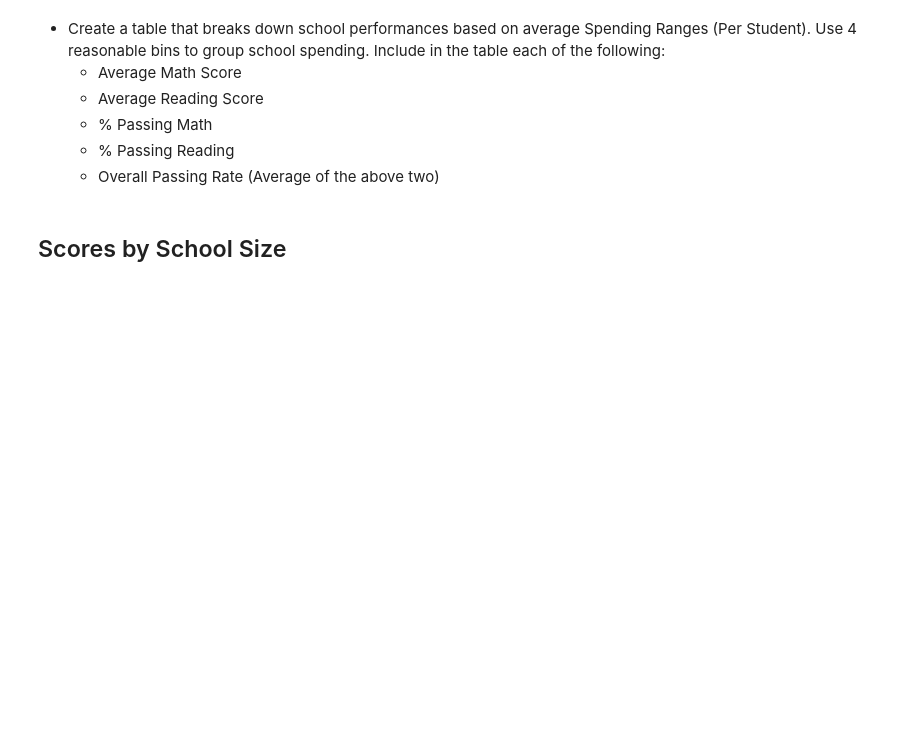
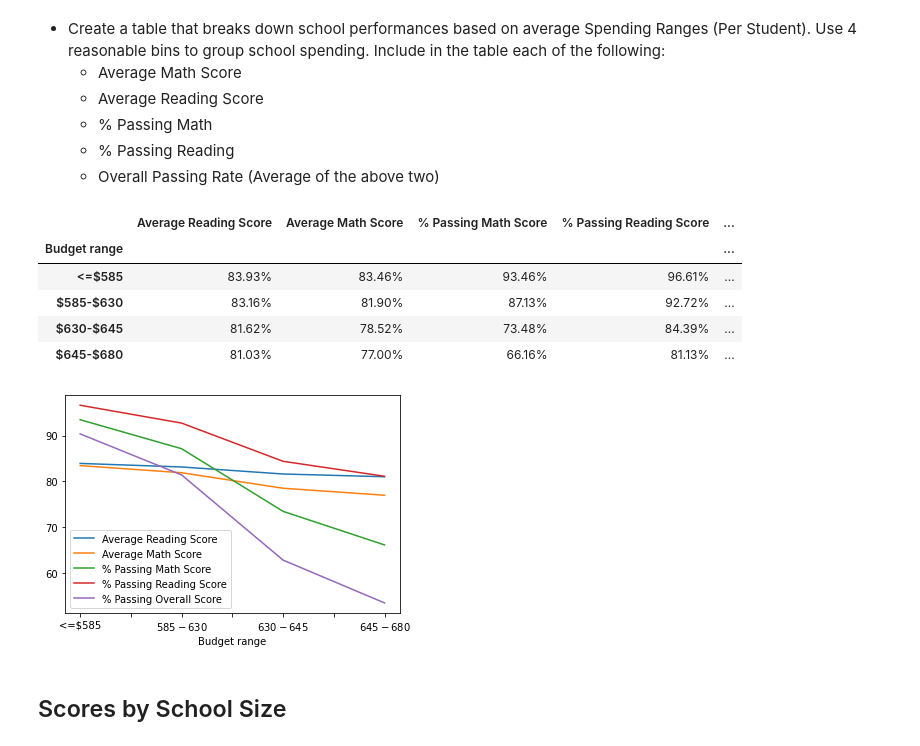
Before and after one commit to granginderpreet/pandas-challenge, a Jupyter notebook: PyCitySchools/PyCitySchools_starter.ipynb, the cells around one changed output. Saved outputs shown, nothing was run; the diff lists cells and outputs as text; code cells hidden in the pictures; blank space fills up the shorter version.

```diff
--- a/PyCitySchools/PyCitySchools_starter.ipynb
+++ b/PyCitySchools/PyCitySchools_starter.ipynb
@@ -312,6 +312,40 @@ allGradesReading
   * % Passing Math
   * % Passing Reading
   * Overall Passing Rate (Average of the above two)
+# %%
+#Binning into ranges as requested
+budget_bins = [0, 585, 630, 645, 680]
+budget_labels = ["<=$585", "$585-$630", "$630-$645","$645-$680"]
+#print(grouped_schools_summary_final_df)
+#grouped_schools_summary_final_df['Budget per student'] = grouped_schools_summary_final_df['Budget per student'].astype (float)
+#grouped_schools_summary_final_df['Budget per student'].plot(kind="hist")
+
+
+# cut() returns a Pandas Series containing each of the binned column's values translated into their corresponding bins
+grouped_schools_summary_final_df2=grouped_schools_summary_final_df
+grouped_schools_summary_final_df2["Budget range"]=pd.cut(grouped_schools_summary_final_df["Budget per student"], budget_bins, labels=budget_labels)
+#print(grouped_schools_summary_final_df2.head())
+groupedBudgetPerStudent_df = grouped_schools_summary_final_df2.groupby(["Budget range"]).mean()
+#print(groupedBudgetPerStudent_df.mean())
+#print(len(groupedBudgetPerStudent_df))
+#grouped_schools_summary_final_df
+#print(len(groupedBudgetPerStudent_df))
+groupedBudgetPerStudent_df=groupedBudgetPerStudent_df[["Average Reading Score","Average Math Score","% Passing Math Score","% Passing Reading Score","% Passing Overall Score"]]
+groupedBudgetPerStudent_df.plot()
+groupedBudgetPerStudent_df["Average Reading Score"]=groupedBudgetPerStudent_df["Average Reading Score"].apply(format2)
+groupedBudgetPerStudent_df["Average Math Score"]=groupedBudgetPerStudent_df["Average Math Score"].apply(format2)
+groupedBudgetPerStudent_df["% Passing Math Score"]=groupedBudgetPerStudent_df["% Passing Math Score"].apply(format2)
+groupedBudgetPerStudent_df["% Passing Reading Score"]=groupedBudgetPerStudent_df["% Passing Reading Score"].apply(format2)
+groupedBudgetPerStudent_df["% Passing Overall Score"]=groupedBudgetPerStudent_df["% Passing Overall Score"].apply(format2)
+groupedBudgetPerStudent_df
+# %% [output]
+|  | Average Reading Score | Average Math Score | % Passing Math Score | % Passing Reading Score | ... |
+| Budget range |  |  |  |  | ... |
+| <=$585 | 83.93% | 83.46% | 93.46% | 96.61% | ... |
+| $585-$630 | 83.16% | 81.90% | 87.13% | 92.72% | ... |
+| $630-$645 | 81.62% | 78.52% | 73.48% | 84.39% | ... |
+| $645-$680 | 81.03% | 77.00% | 66.16% | 81.13% | ... |
+[figure, added]
 # %% [markdown]
 ## Scores by School Size
 # %% [markdown]
```
Also changed, not shown: parts of 10 cells of this notebook, 1 other file.
